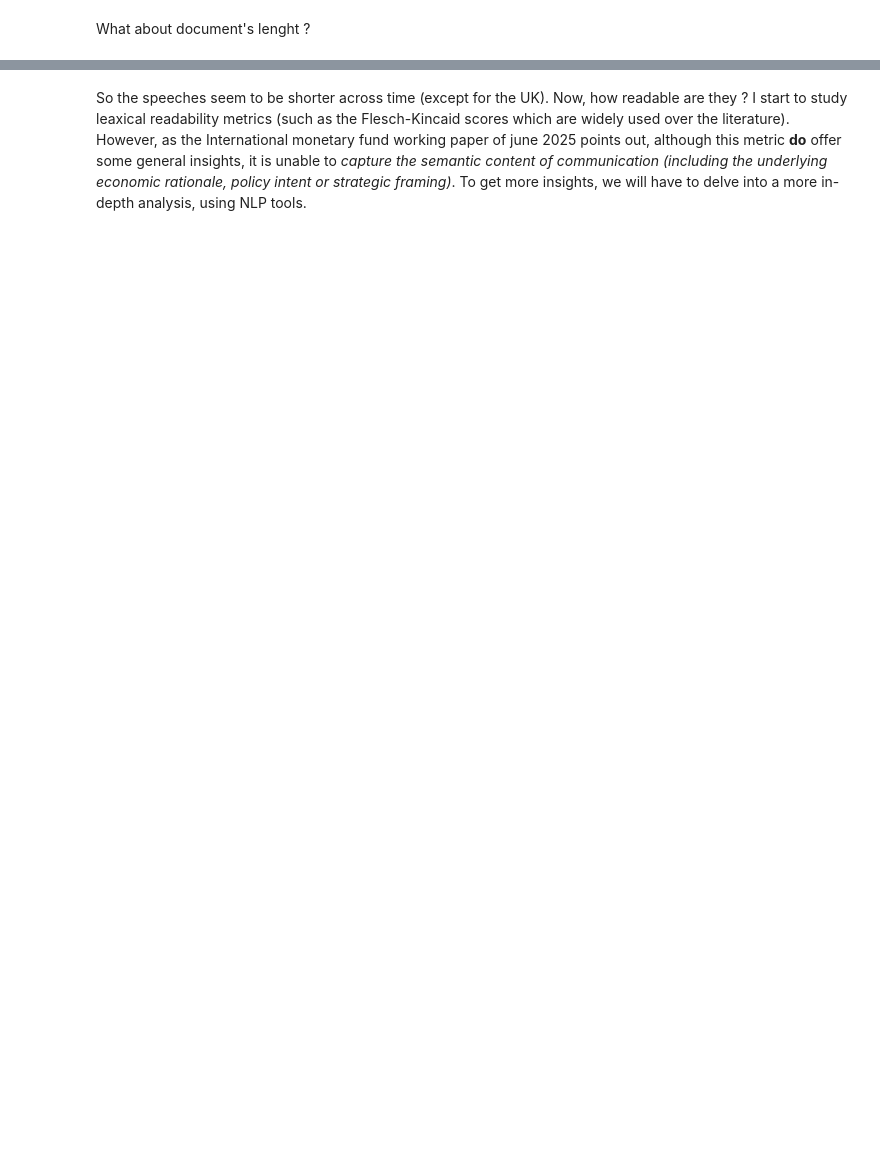
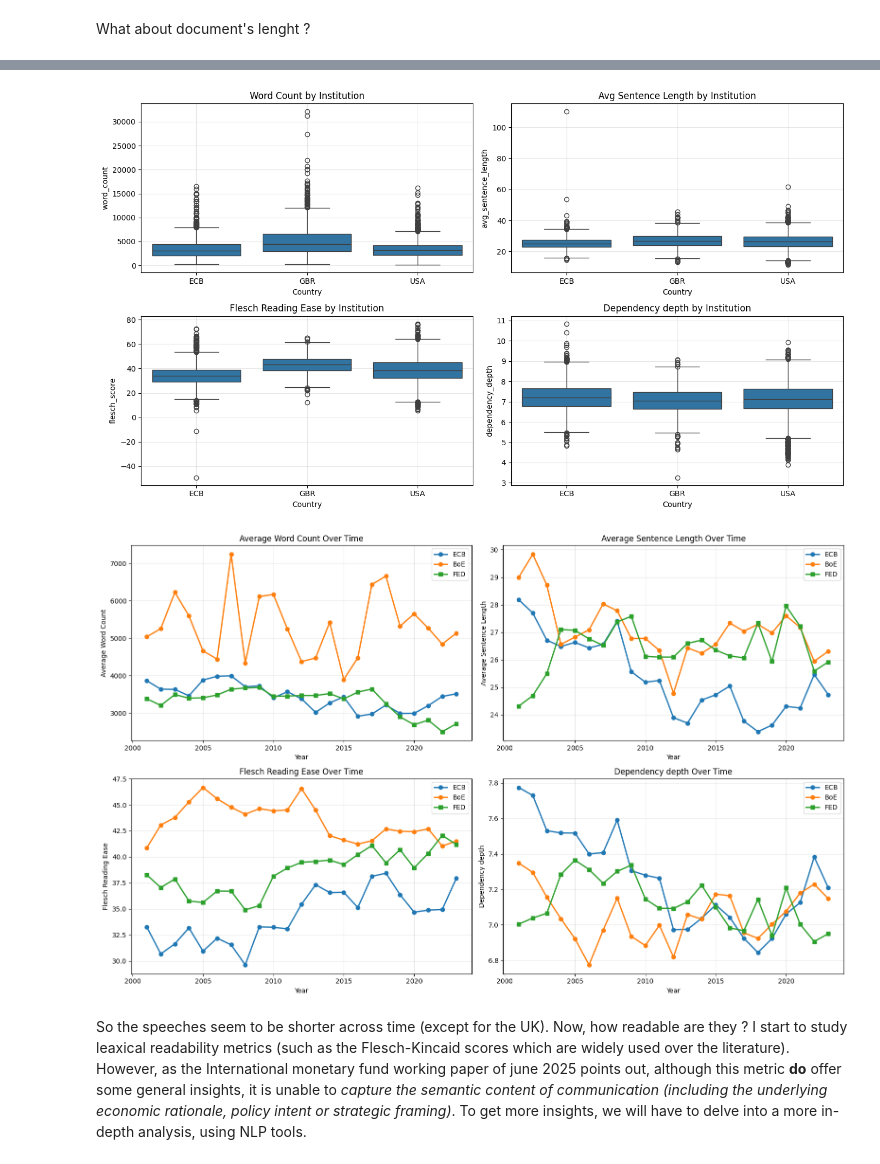
Before and after one commit to lelkamel/nlp_central_banks, a Jupyter notebook: lyna_work/topic_modelling.ipynb, the cells around one changed output, grey strips where cells are left out. Saved outputs shown, nothing was run; the diff lists cells and outputs as text; code cells hidden in the pictures; blank space fills up the shorter version.

```diff
--- a/lyna_work/topic_modelling.ipynb
+++ b/lyna_work/topic_modelling.ipynb
@@ -423,0 +266,2 @@ plt.show()
+# %%
+df = pd.read_csv('/home/onyxia/work/nlp_central_banks/lyna_work/speeches_cleaned.csv')
@@ -424,2 +356,71 @@ plt.show()
+# %%
+#Comparison of speech overall complexity
+plt.figure(figsize=(14, 8))
+metrics = ['word_count', 'avg_sentence_length', 'flesch_score', 'dependency_depth']
+titles = ['Word Count', 'Avg Sentence Length', 'Flesch Reading Ease', "Dependency depth"]
+
+for i, (metric, title) in enumerate(zip(metrics, titles)):
+    plt.subplot(2, 2, i+1)
+    sns.boxplot(data=df[df['Country'].isin(['ECB', "GBR", 'USA'])],
+                x='Country', y=metric)
+    plt.title(f'{title} by Institution')
+    plt.grid(True, alpha=0.3)
+
+plt.tight_layout()
+plt.savefig('/home/onyxia/work/nlp_central_banks/lyna_work/figures/speech_complexity_comparison.png', dpi=300, bbox_inches='tight')
+plt.show()
+
+#Time evolution
+fig, axs = plt.subplots(2, 2, figsize=(16, 10))
+years = df['Year'].astype(int)
+
+# ECB trends
+ecb_data = df[df['Country'] == 'ECB'].copy()
+ecb_yearly = ecb_data.groupby('Year').agg({
+    'word_count': 'mean',
+    'avg_sentence_length': 'mean',
+    'flesch_score': 'mean',
+    'dependency_depth': 'mean'
+}).reset_index()
+
+# BoE trends
+BoE_data = df[df['Country'] == 'GBR'].copy()
+BoE_yearly = BoE_data.groupby('Year').agg({
+    'word_count': 'mean',
+    'avg_sentence_length': 'mean',
+    'flesch_score': 'mean',
+    'dependency_depth': 'mean'
+}).reset_index()
+
+# FED trends
+fed_data = df[df['Country'] == 'USA'].copy()
+fed_yearly = fed_data.groupby('Year').agg({
+    'word_count': 'mean',
+    'avg_sentence_length': 'mean',
+    'flesch_score': 'mean',
+    'dependency_depth': 'mean'
+}).reset_index()
+
+# Plot trends
+metrics = ['word_count', 'avg_sentence_length', 'flesch_score', "dependency_depth"]
+titles = ['Average Word Count', 'Average Sentence Length', 'Flesch Reading Ease', 'Dependency depth']
+
+for i, (metric, title) in enumerate(zip(metrics, titles)):
+    ax = plt.subplot(2, 2, i+1)
+    ax.plot(ecb_yearly['Year'], ecb_yearly[metric], marker='o', linewidth=2, label='ECB')
+    ax.plot(BoE_yearly['Year'], BoE_yearly[metric], marker='o', linewidth=2, label='BoE')
+    ax.plot(fed_yearly['Year'], fed_yearly[metric], marker='s', linewidth=2, label='FED')
+    ax.set_title(f'{title} Over Time')
+    ax.set_xlabel('Year')
+    ax.set_ylabel(title)
+    ax.grid(True, alpha=0.3)
+    ax.legend()
+
+plt.tight_layout()
+plt.savefig('/home/onyxia/work/nlp_central_banks/lyna_work/figures/speech_complexity_trends.png', dpi=300, bbox_inches='tight')
+plt.show()
+# %% [output]
+[figure, added]
+[figure, added]
 # %% [markdown]
 So the speeches seem to be shorter across time (except for the UK). Now, how readable are they ? I start to study leaxical readability metrics (such as the Flesch-Kincaid scores which are widely used over the literature). However, as the International monetary fund working paper of june 2025 points out, although this metric **do** offer some general insights, it is unable to *capture the semantic content of communication (including the underlying economic rationale, policy intent or strategic framing)*. To get more insights, we will have to delve into a more in-depth analysis, using NLP tools.
```
Also changed, not shown: parts of 37 cells of this notebook, 3 other files.
